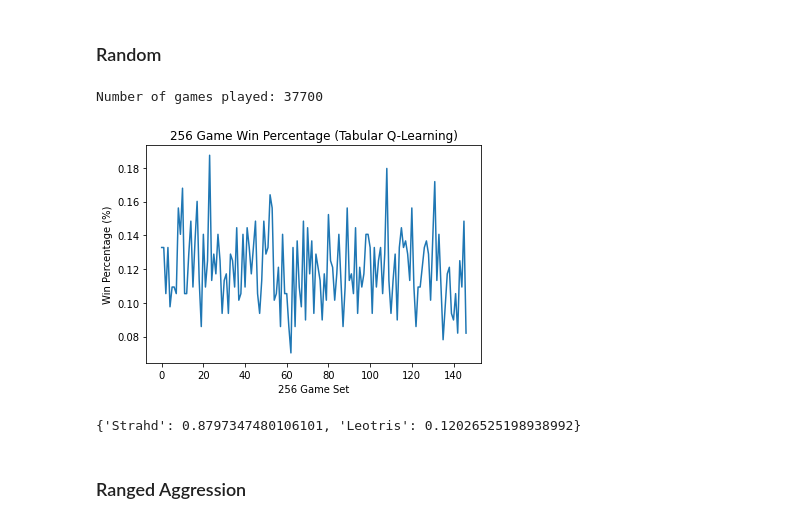
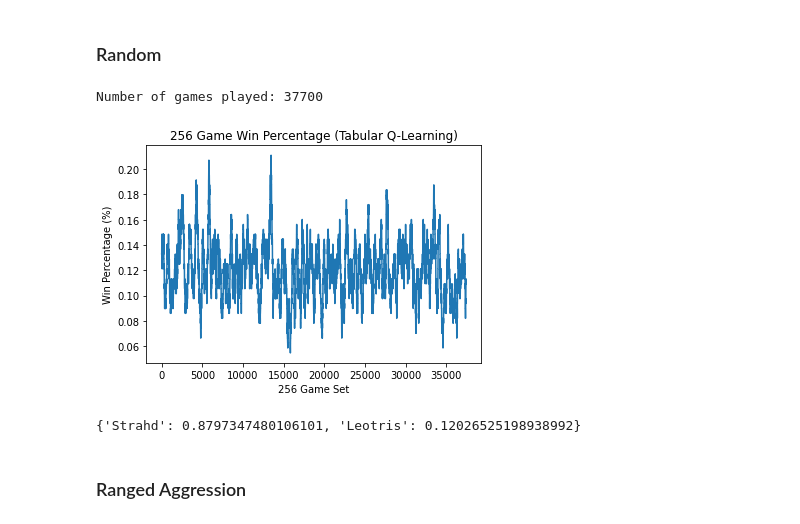
Before and after one commit to AndrewLim1990/dungeonsNdata, a Jupyter notebook: analysis.ipynb, the cells around one changed output. Cells and saved outputs as stored; diff of their text form; code cells hidden in the pictures.

```diff
--- a/analysis.ipynb
+++ b/analysis.ipynb
@@ -29,26 +29,26 @@ def calc_win_percentage(winner_list, creatures):
 # %%
 batch_size = 256
 leotris_win_pct = list()
 
 winner_list = dill.load(open("results/winner_list_random.pickle", "rb"))
 print("Number of games played: {}".format(len(winner_list)))
 
 for i in range(0, len(winner_list) -
-               batch_size, batch_size):
+               batch_size):
     batch_winner_list = winner_list[i:(i+batch_size)]
     win_pct = calc_win_percentage(batch_winner_list, creatures=["Leotris", "Strahd"])
     leotris_win_pct.append(win_pct["Leotris"])
 
 plt.plot(range(len(leotris_win_pct)), leotris_win_pct)
 plt.title("{} Game Win Percentage (Tabular Q-Learning)".format(batch_size))
 plt.ylabel("Win Percentage (%)")
 plt.xlabel("{} Game Set".format(batch_size))
 plt.show()
 
 calc_win_percentage(winner_list, creatures=['Leotris', 'Strahd'])
 # %% [output]
 Number of games played: 37700
-[figure, old version]
+[figure, new version]
 {'Strahd': 0.8797347480106101, 'Leotris': 0.12026525198938992}
 # %% [markdown]
 ### Ranged Aggression
```
Also changed, not shown: parts of 4 cells of this notebook, 4 other files.
